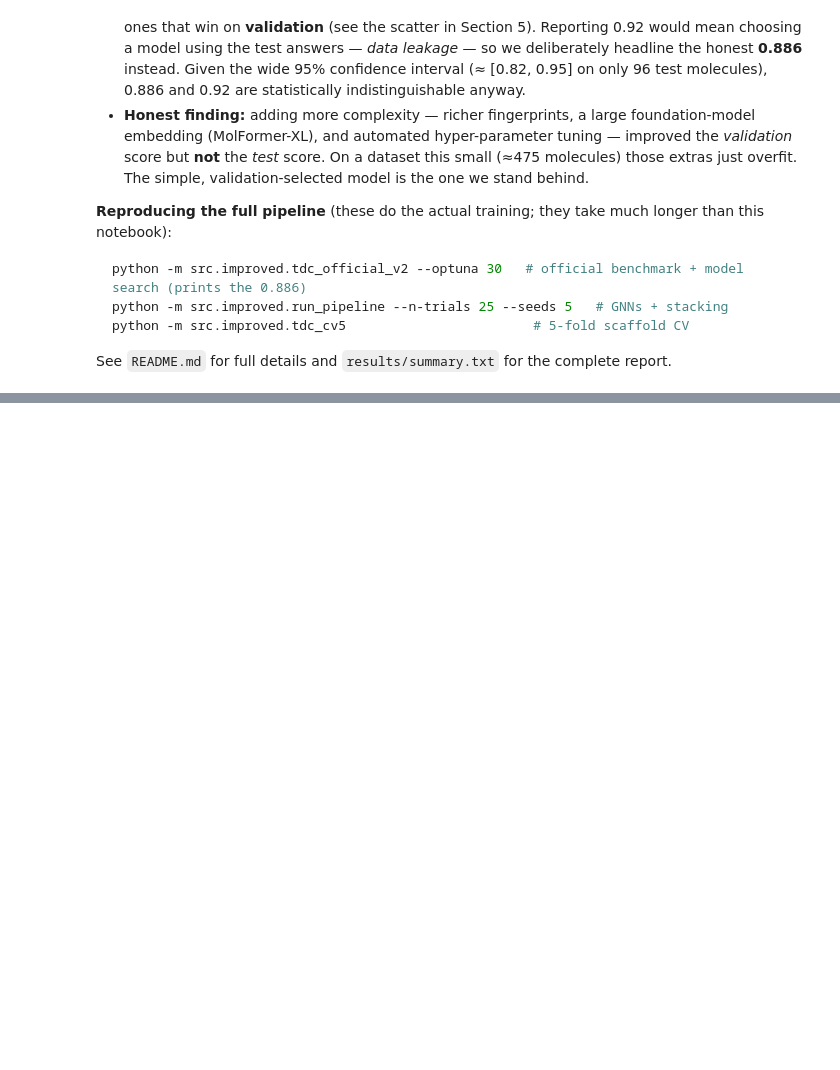
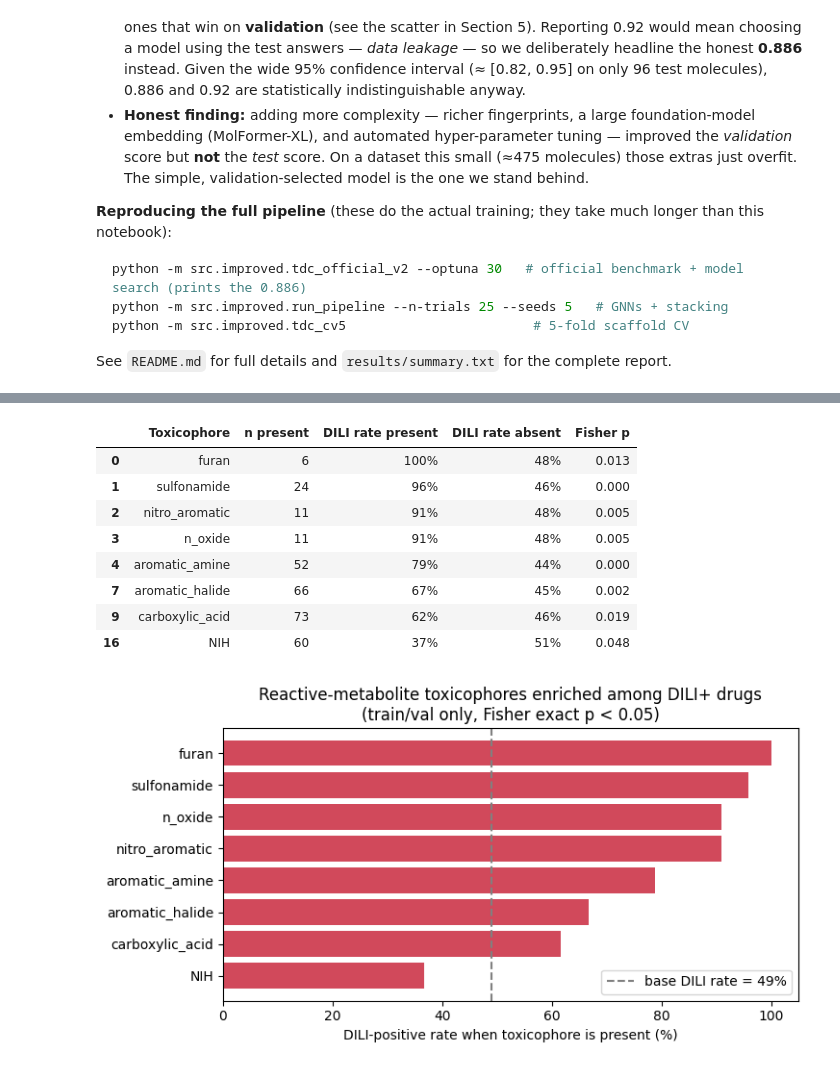
Before and after one commit to ImSifat7/Prediction-of-Drug-Induced-Liver-Injury-DILI-Using-Graph-Based-Machine-Learning-Models-, a Jupyter notebook: DILI_project_notebook.ipynb, the cells around one changed output, grey strips where cells are left out. Drawn from its saved outputs; the diff is of its cells as text; code cells hidden in the pictures; blank space fills up the shorter version.

```diff
--- a/DILI_project_notebook.ipynb
+++ b/DILI_project_notebook.ipynb
@@ -370,0 +384,31 @@ See `README.md` for full details and `results/summary.txt` for the complete repo
+# %%
+enr = pd.read_csv(RESULTS / "tdc_alerts_interpret.csv").sort_values("enrichment", ascending=False)
+sig = enr[enr.fisher_p < 0.05].head(10)
+
+disp = pd.DataFrame({
+    "Toxicophore": sig["alert"],
+    "n present": sig["n_present"].astype(int),
+    "DILI rate present": (sig["dili_rate_present"] * 100).round(0).astype(int).astype(str) + "%",
+    "DILI rate absent": (sig["dili_rate_absent"] * 100).round(0).astype(int).astype(str) + "%",
+    "Fisher p": sig["fisher_p"].map(lambda p: f"{p:.3f}"),
+})
+display(disp)
+
+fig, ax = plt.subplots(figsize=(7.5, 4))
+s = sig.sort_values("dili_rate_present")
+ax.barh(s["alert"], s["dili_rate_present"] * 100, color="#D1495B")
+ax.axvline(49, color="grey", ls="--", lw=1.5, label="base DILI rate = 49%")
+ax.set_xlabel("DILI-positive rate when toxicophore is present (%)")
+ax.set_title("Reactive-metabolite toxicophores enriched among DILI+ drugs\n(train/val only, Fisher exact p < 0.05)")
+ax.legend(loc="lower right"); plt.tight_layout(); plt.show()
+# %% [output]
+|  | Toxicophore | n present | DILI rate present | DILI rate absent | Fisher p |
+| 0 | furan | 6 | 100% | 48% | 0.013 |
+| 1 | sulfonamide | 24 | 96% | 46% | 0.000 |
+| 2 | nitro_aromatic | 11 | 91% | 48% | 0.005 |
+| 3 | n_oxide | 11 | 91% | 48% | 0.005 |
+| 4 | aromatic_amine | 52 | 79% | 44% | 0.000 |
+| 7 | aromatic_halide | 66 | 67% | 45% | 0.002 |
+| 9 | carboxylic_acid | 73 | 62% | 46% | 0.019 |
+| 16 | NIH | 60 | 37% | 51% | 0.048 |
+[figure, added]
```
Also changed, not shown: parts of 3 cells of this notebook, 7 other files.
